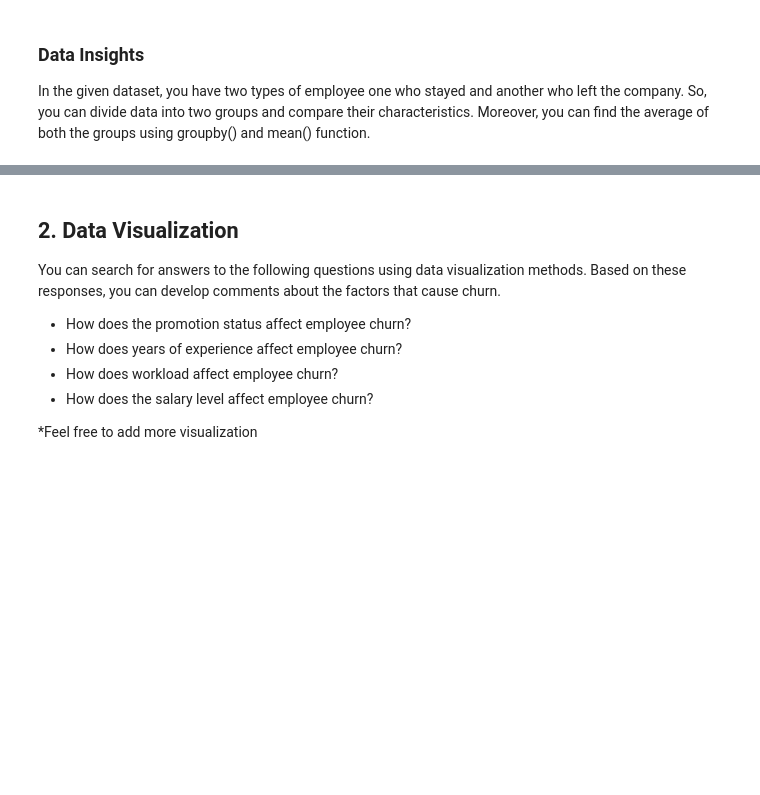
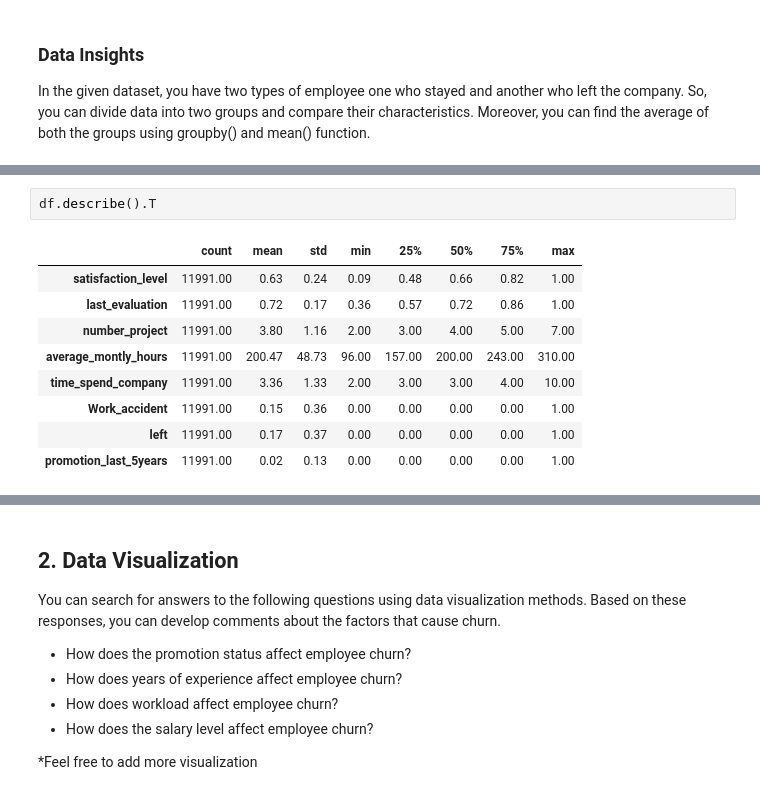
Before and after one commit to habip-bingol/Projects, a Jupyter notebook: ML_Projects/Capstone Projects/Churn_Prediction/Churn_Prediction.ipynb, the cells around one changed output, grey strips where cells are left out. Saved outputs shown, nothing was run; the diff lists cells and outputs as text; blank space fills up the shorter version.

```diff
--- a/ML_Projects/Capstone Projects/Churn_Prediction/Churn_Prediction.ipynb
+++ b/ML_Projects/Capstone Projects/Churn_Prediction/Churn_Prediction.ipynb
@@ -97,0 +213,12 @@ In the given dataset, you have two types of employee one who stayed and another
+# %%
+df.describe().T
+# %% [output]
+|  | count | mean | std | min | 25% | 50% | 75% | max |
+| satisfaction_level | 11991.00 | 0.63 | 0.24 | 0.09 | 0.48 | 0.66 | 0.82 | 1.00 |
+| last_evaluation | 11991.00 | 0.72 | 0.17 | 0.36 | 0.57 | 0.72 | 0.86 | 1.00 |
+| number_project | 11991.00 | 3.80 | 1.16 | 2.00 | 3.00 | 4.00 | 5.00 | 7.00 |
+| average_montly_hours | 11991.00 | 200.47 | 48.73 | 96.00 | 157.00 | 200.00 | 243.00 | 310.00 |
+| time_spend_company | 11991.00 | 3.36 | 1.33 | 2.00 | 3.00 | 3.00 | 4.00 | 10.00 |
+| Work_accident | 11991.00 | 0.15 | 0.36 | 0.00 | 0.00 | 0.00 | 0.00 | 1.00 |
+| left | 11991.00 | 0.17 | 0.37 | 0.00 | 0.00 | 0.00 | 0.00 | 1.00 |
+| promotion_last_5years | 11991.00 | 0.02 | 0.13 | 0.00 | 0.00 | 0.00 | 0.00 | 1.00 |
```
Also changed, not shown: parts of 16 cells of this notebook.
